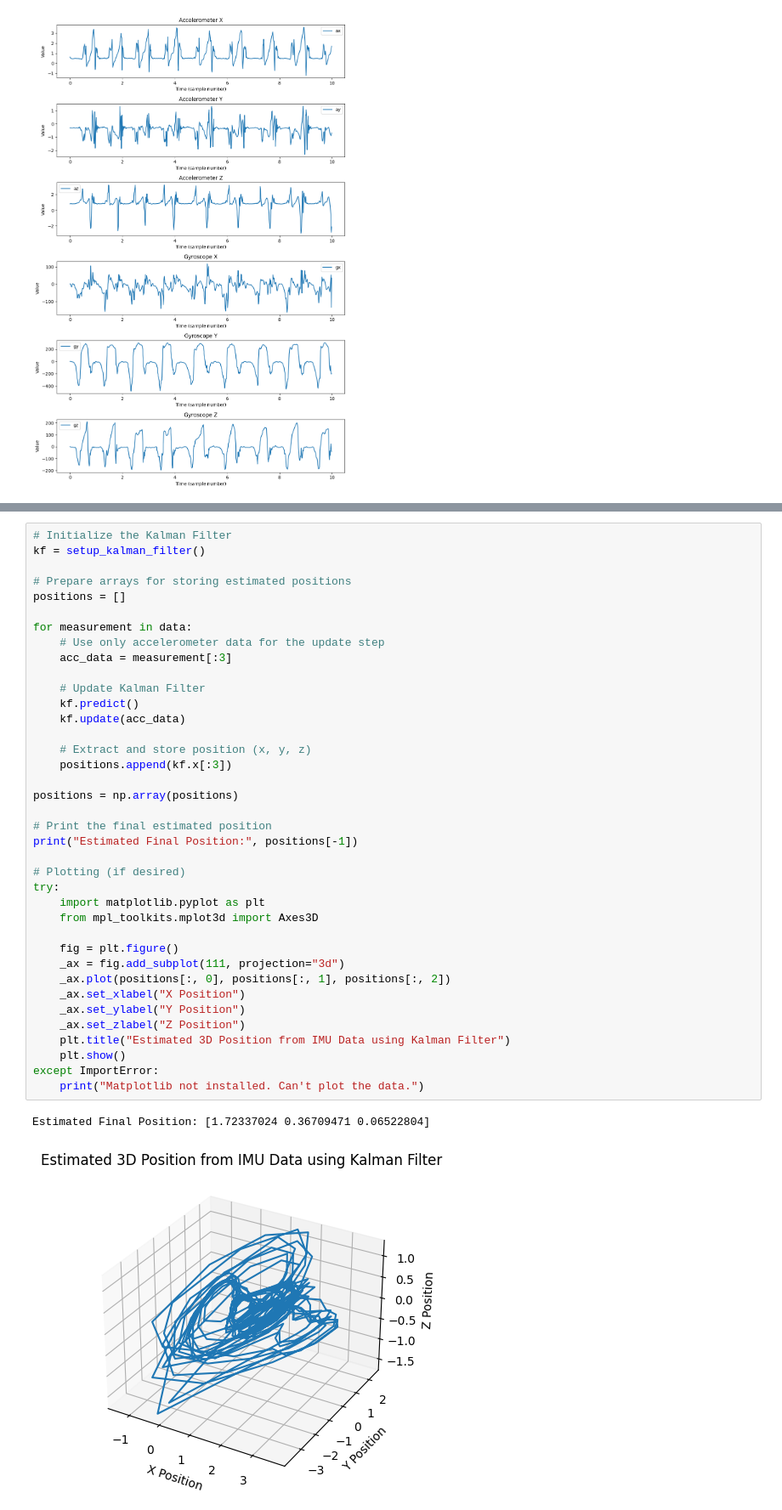
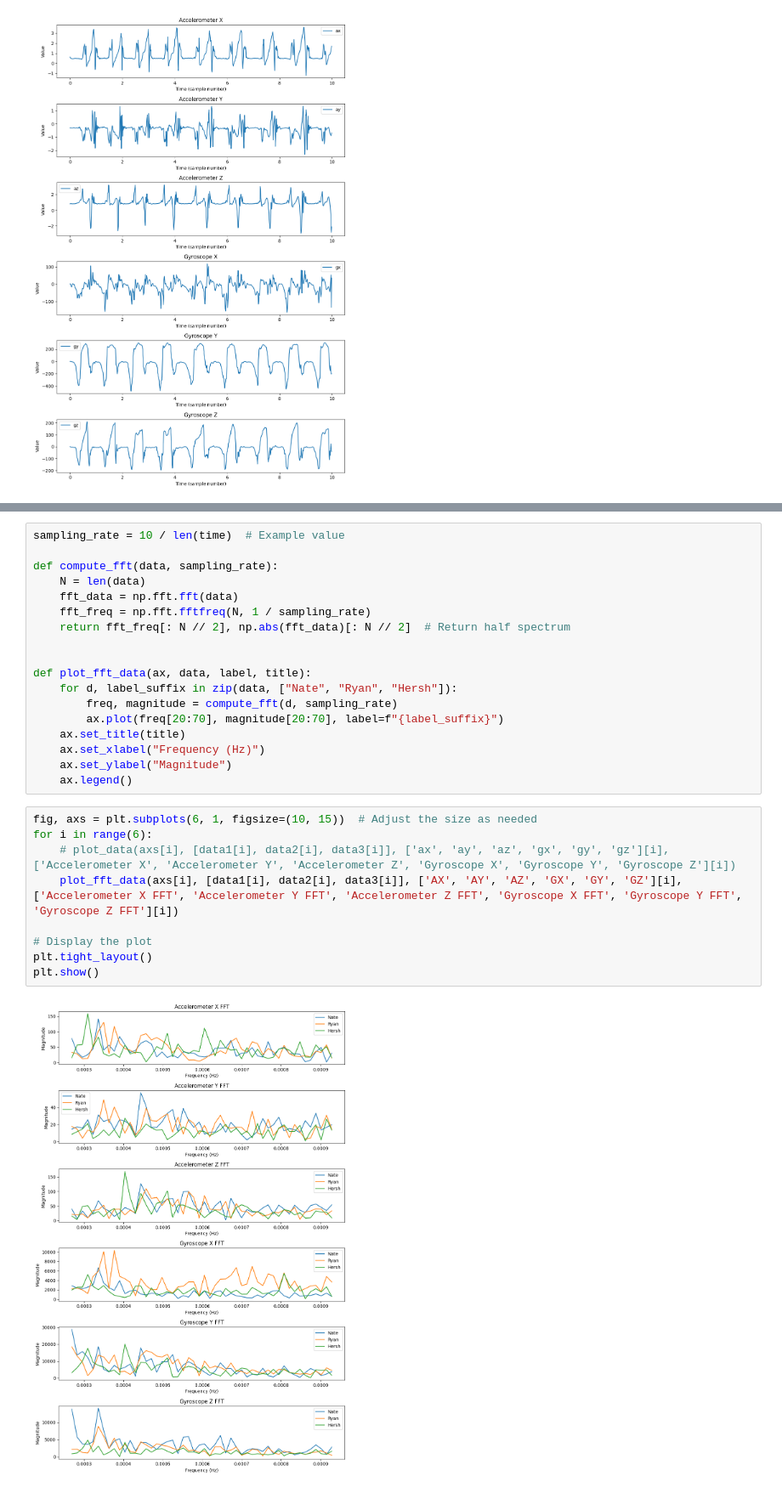
Before and after one commit to Raiun/WalkWise, a Jupyter notebook: visualization.ipynb, the cells around one changed output, grey strips where cells are left out. Shown at 85% size. Cells and saved outputs as stored; diff of their text form.

```diff
--- a/visualization.ipynb
+++ b/visualization.ipynb
@@ -175,41 +135,29 @@ Estimated Final Position: [ 32.63919564 -16.11108723  35.19296619]
-# %%
-# Initialize the Kalman Filter
-kf = setup_kalman_filter()
-
-# Prepare arrays for storing estimated positions
-positions = []
-
-for measurement in data:
-    # Use only accelerometer data for the update step
-    acc_data = measurement[:3]
-
-    # Update Kalman Filter
-    kf.predict()
-    kf.update(acc_data)
-
-    # Extract and store position (x, y, z)
-    positions.append(kf.x[:3])
-
-positions = np.array(positions)
-
-# Print the final estimated position
-print("Estimated Final Position:", positions[-1])
-
-# Plotting (if desired)
-try:
-    import matplotlib.pyplot as plt
-    from mpl_toolkits.mplot3d import Axes3D
-
-    fig = plt.figure()
-    _ax = fig.add_subplot(111, projection="3d")
-    _ax.plot(positions[:, 0], positions[:, 1], positions[:, 2])
-    _ax.set_xlabel("X Position")
-    _ax.set_ylabel("Y Position")
-    _ax.set_zlabel("Z Position")
-    plt.title("Estimated 3D Position from IMU Data using Kalman Filter")
-    plt.show()
-except ImportError:
-    print("Matplotlib not installed. Can't plot the data.")
-# %% [output]
-Estimated Final Position: [1.72337024 0.36709471 0.06522804]
-[figure, removed]
+# %%
+sampling_rate = 10 / len(time)  # Example value
+
+def compute_fft(data, sampling_rate):
+    N = len(data)
+    fft_data = np.fft.fft(data)
+    fft_freq = np.fft.fftfreq(N, 1 / sampling_rate)
+    return fft_freq[: N // 2], np.abs(fft_data)[: N // 2]  # Return half spectrum
+
+
+def plot_fft_data(ax, data, label, title):
+    for d, label_suffix in zip(data, ["Nate", "Ryan", "Hersh"]):
+        freq, magnitude = compute_fft(d, sampling_rate)
+        ax.plot(freq[20:70], magnitude[20:70], label=f"{label_suffix}")
+    ax.set_title(title)
+    ax.set_xlabel("Frequency (Hz)")
+    ax.set_ylabel("Magnitude")
+    ax.legend()
+# %%
+fig, axs = plt.subplots(6, 1, figsize=(10, 15))  # Adjust the size as needed
+for i in range(6):
+    # plot_data(axs[i], [data1[i], data2[i], data3[i]], ['ax', 'ay', 'az', 'gx', 'gy', 'gz'][i], ['Accelerometer X', 'Accelerometer Y', 'Accelerometer Z', 'Gyroscope X', 'Gyroscope Y', 'Gyroscope Z'][i])
+    plot_fft_data(axs[i], [data1[i], data2[i], data3[i]], ['AX', 'AY', 'AZ', 'GX', 'GY', 'GZ'][i], ['Accelerometer X FFT', 'Accelerometer Y FFT', 'Accelerometer Z FFT', 'Gyroscope X FFT', 'Gyroscope Y FFT', 'Gyroscope Z FFT'][i])
+
+# Display the plot
+plt.tight_layout()
+plt.show()
+# %% [output]
+[figure, added]
```
Also changed, not shown: parts of 1 cell of this notebook, 3 other files.
